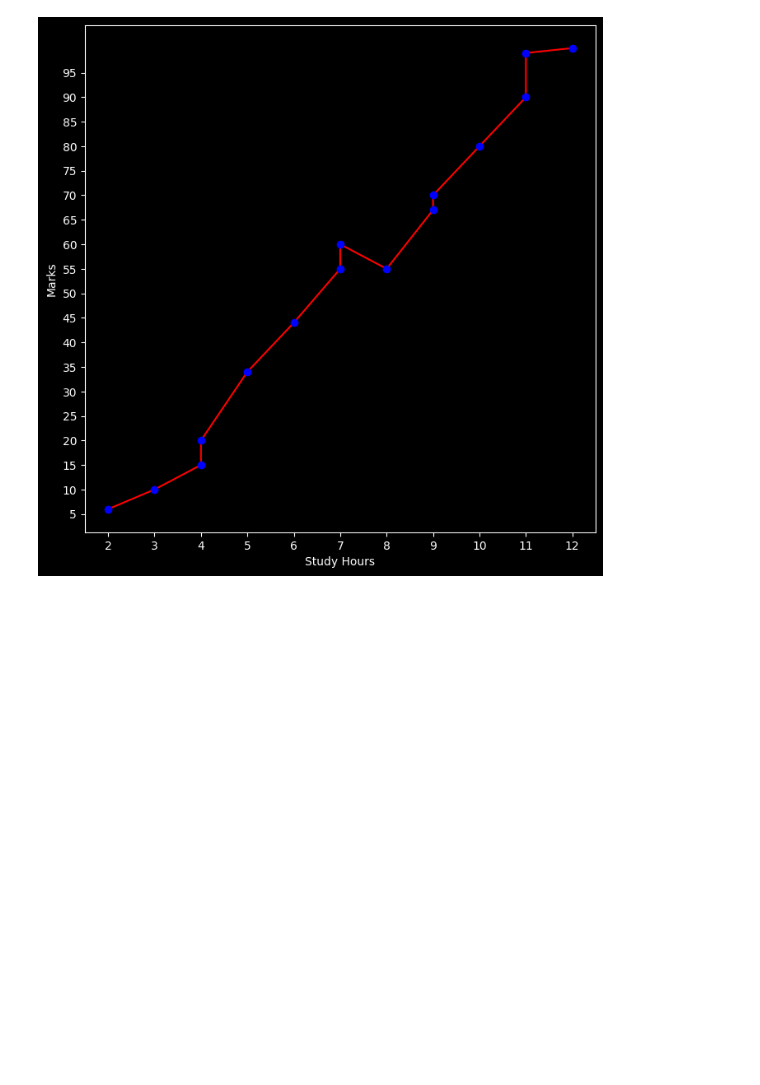
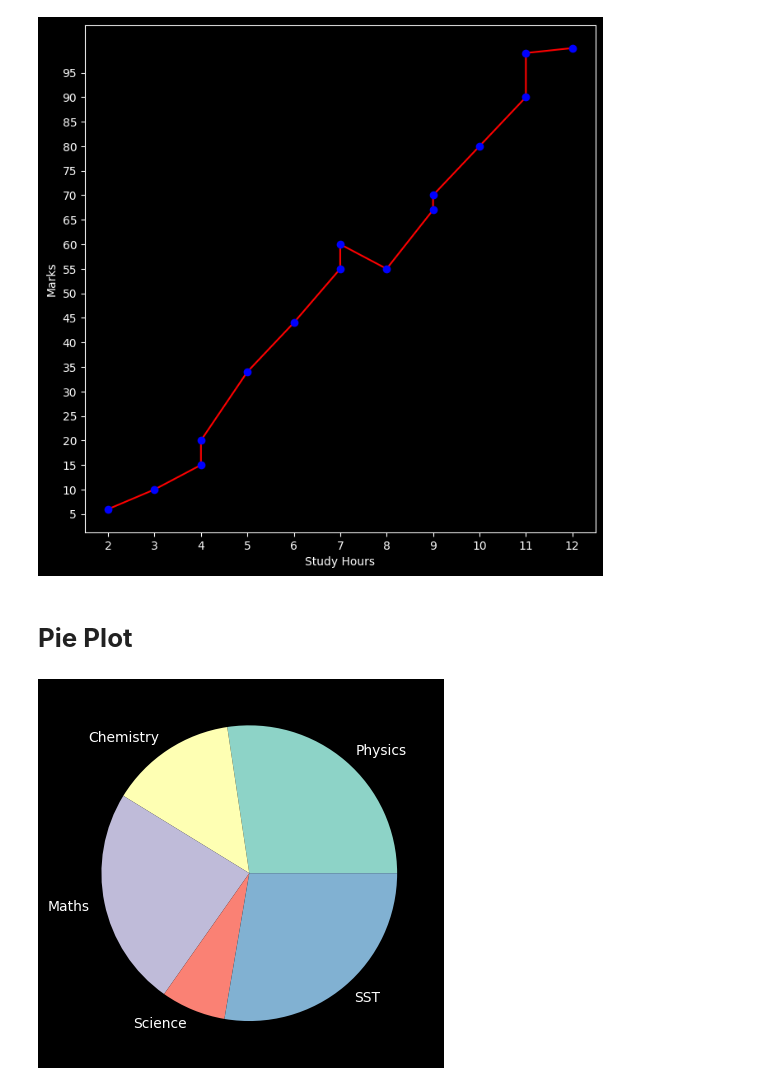
Before and after one commit to fazlialtunn/learning-matplotlib, a Jupyter notebook: learning_matplotlib.ipynb, the cells around one changed output. Drawn from its saved outputs; the diff is of its cells as text; code cells hidden in the pictures; blank space fills up the shorter version.

Commit message:
Pie Plot

```diff
--- a/learning_matplotlib.ipynb
+++ b/learning_matplotlib.ipynb
@@ -279,3 +279,13 @@ plt.ylabel('Marks')
 plt.show()
 # %% [output]
 [figure]
+# %% [markdown]
+# **Pie Plot**
+# %%
+classes = ['Physics', 'Chemistry', 'Maths', 'Science', 'SST']
+marks = [89, 45, 78, 23, 90]
+# %%
+plt.pie(marks, labels = classes)
+plt.show()
+# %% [output]
+[figure, added]
```
Also changed, not shown: parts of 20 cells of this notebook.
